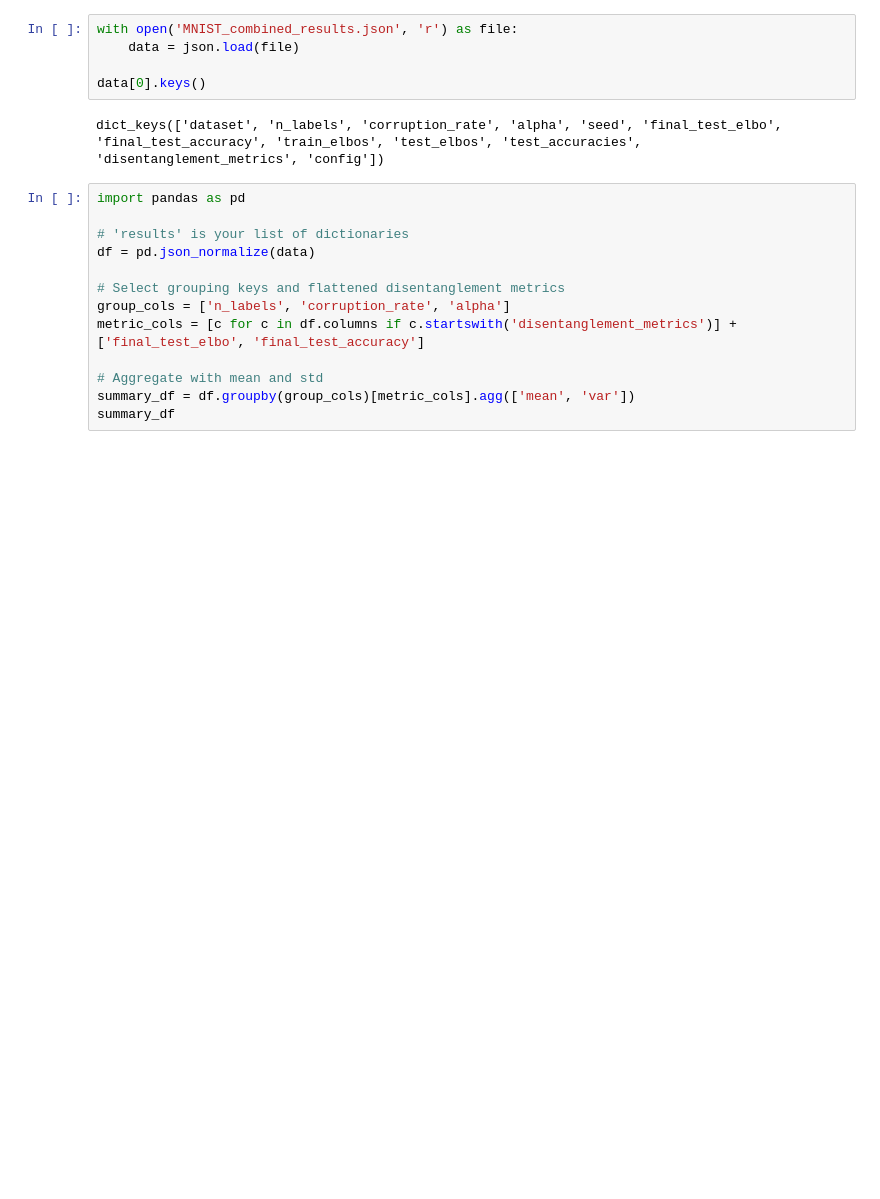
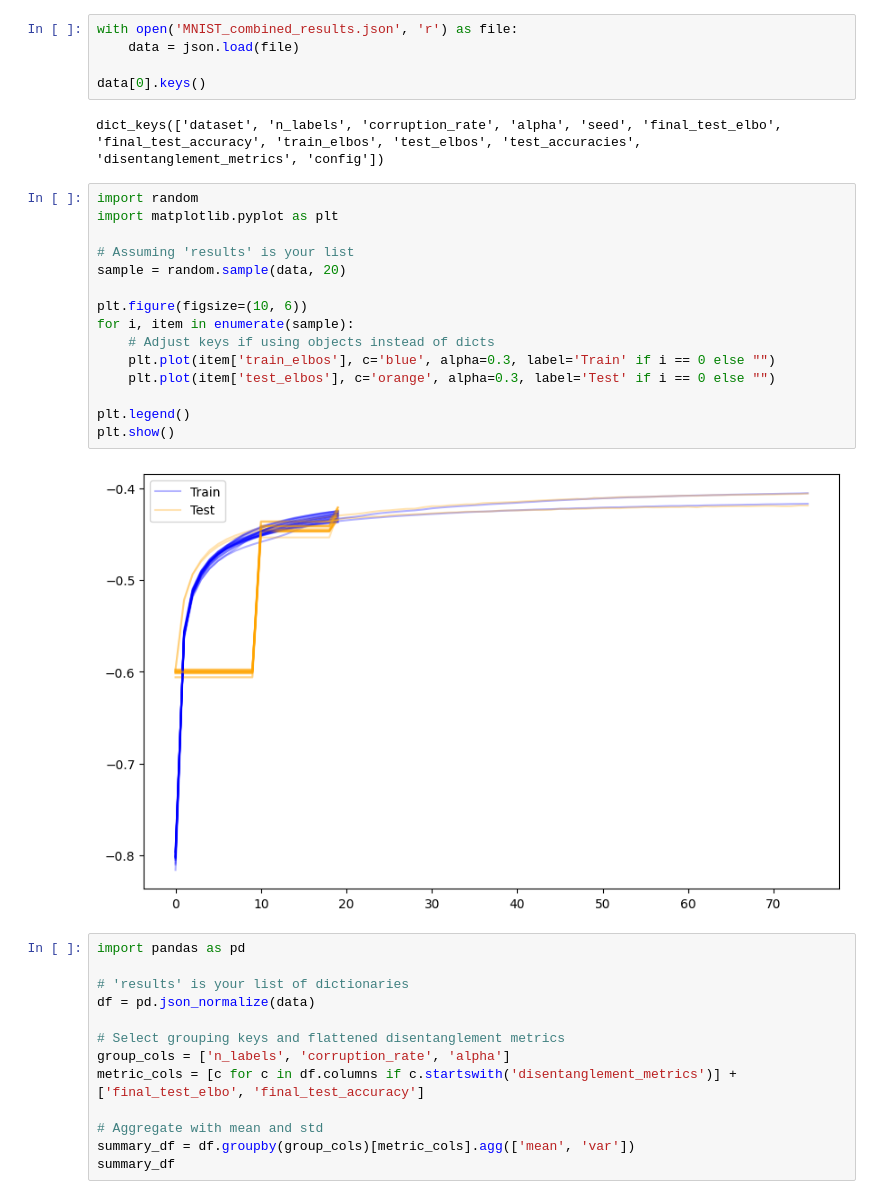
Before and after one commit to davidbhoffmann/ssvae, a Jupyter notebook: results/combined/analysis.ipynb, the cells around one changed output. Drawn from its saved outputs; the diff is of its cells as text; blank space fills up the shorter version.

Commit message:
add training plot

```diff
--- a/results/combined/analysis.ipynb
+++ b/results/combined/analysis.ipynb
@@ -9,6 +9,23 @@ with open('MNIST_combined_results.json', 'r') as file:
 data[0].keys()
 # %% [output]
 dict_keys(['dataset', 'n_labels', 'corruption_rate', 'alpha', 'seed', 'final_test_elbo', 'final_test_accuracy', 'train_elbos', 'test_elbos', 'test_accuracies', 'disentanglement_metrics', 'config'])
+# %%
+import random
+import matplotlib.pyplot as plt
+
+# Assuming 'results' is your list
+sample = random.sample(data, 20)
+
+plt.figure(figsize=(10, 6))
+for i, item in enumerate(sample):
+    # Adjust keys if using objects instead of dicts
+    plt.plot(item['train_elbos'], c='blue', alpha=0.3, label='Train' if i == 0 else "")
+    plt.plot(item['test_elbos'], c='orange', alpha=0.3, label='Test' if i == 0 else "")
+
+plt.legend()
+plt.show()
+# %% [output]
+[figure, added]
 # %%
 import pandas as pd
 
```
